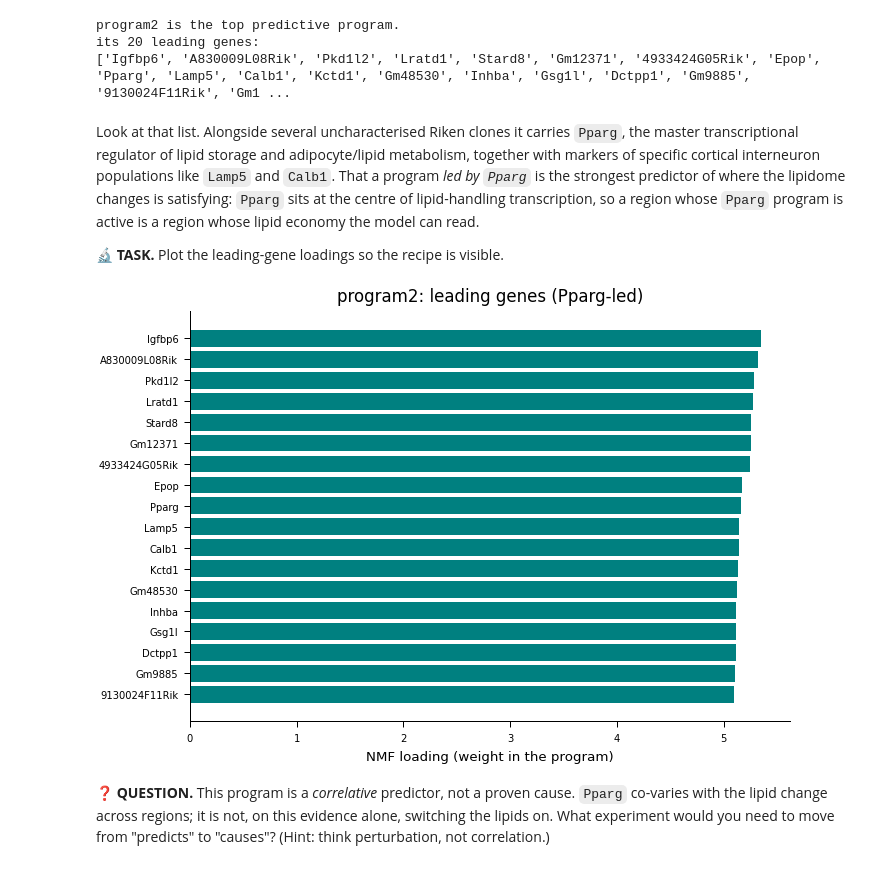
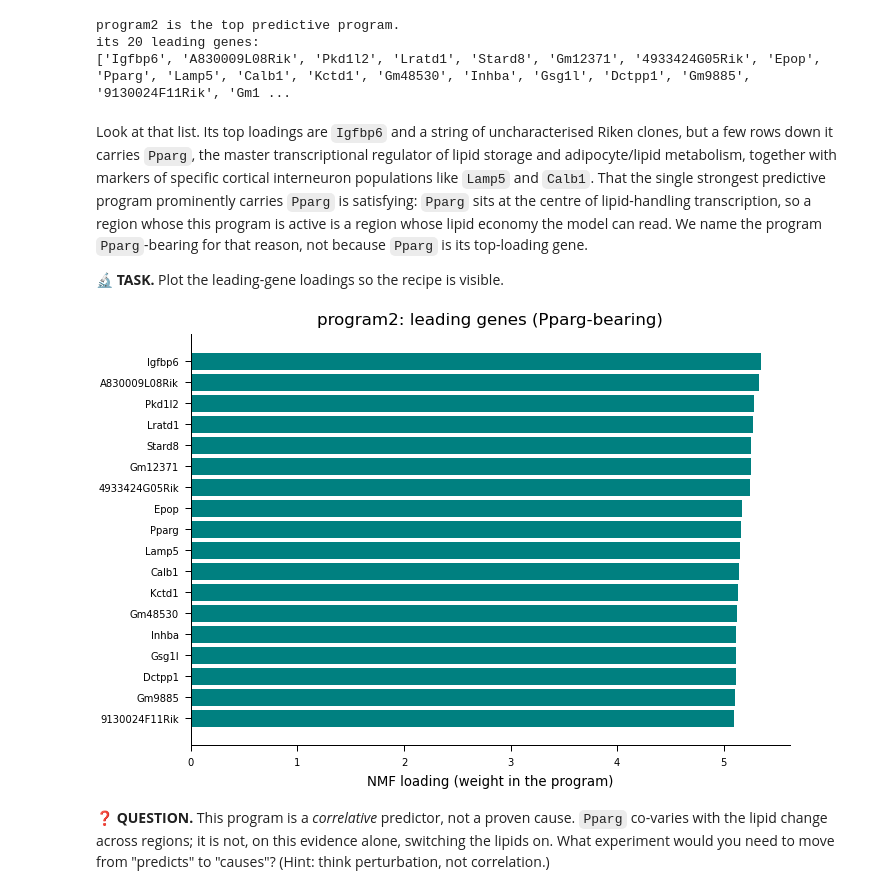
Before and after one commit to lamanno-epfl/lipidomics_tutorial_cajalcourse, a Jupyter notebook: notebooks/level3/08_multimodal_xgb_shap_go_solution.ipynb, the cells around one changed output. Cells and saved outputs as stored; diff of their text form; code cells hidden in the pictures.

```diff
--- a/notebooks/level3/08_multimodal_xgb_shap_go_solution.ipynb
+++ b/notebooks/level3/08_multimodal_xgb_shap_go_solution.ipynb
@@ -931,25 +935,26 @@ program2 is the top predictive program.
 its 20 leading genes:
 ['Igfbp6', 'A830009L08Rik', 'Pkd1l2', 'Lratd1', 'Stard8', 'Gm12371', '4933424G05Rik', 'Epop', 'Pparg', 'Lamp5', 'Calb1', 'Kctd1', 'Gm48530', 'Inhba', 'Gsg1l', 'Dctpp1', 'Gm9885', '9130024F11Rik', 'Gm1 ...
 # %% [markdown]
-Look at that list. Alongside several uncharacterised Riken clones it carries `Pparg`, the master
-transcriptional regulator of lipid storage and adipocyte/lipid metabolism, together with markers of
-specific cortical interneuron populations like `Lamp5` and `Calb1`. That a program *led by `Pparg`* is
-the strongest predictor of where the lipidome changes is satisfying: `Pparg` sits at the centre of
-lipid-handling transcription, so a region whose `Pparg` program is active is a region whose lipid
-economy the model can read.
+Look at that list. Its top loadings are `Igfbp6` and a string of uncharacterised Riken clones, but a
+few rows down it carries `Pparg`, the master transcriptional regulator of lipid storage and
+adipocyte/lipid metabolism, together with markers of specific cortical interneuron populations like
+`Lamp5` and `Calb1`. That the single strongest predictive program prominently carries `Pparg` is
+satisfying: `Pparg` sits at the centre of lipid-handling transcription, so a region whose this program
+is active is a region whose lipid economy the model can read. We name the program `Pparg`-bearing for
+that reason, not because `Pparg` is its top-loading gene.
 
 🔬 **TASK.** Plot the leading-gene loadings so the recipe is visible.
 # %%
 # the leading-gene loadings of the top program as a bar chart
 fig, ax = plt.subplots(figsize=(6, 4.2))
 lg = leading.head(18)[::-1]
 ax.barh(range(len(lg)), lg.values, color="teal")
 ax.set_yticks(range(len(lg))); ax.set_yticklabels(lg.index, fontsize=FS["xs"])
 ax.set_xlabel("NMF loading (weight in the program)")
-ax.set_title(f"{top_prog_name}: leading genes (Pparg-led)", fontsize=FS["m"])
+ax.set_title(f"{top_prog_name}: leading genes (Pparg-bearing)", fontsize=FS["m"])
 plt.tight_layout(); plt.show()
 # %% [output]
-[figure, old version]
+[figure, new version]
 # %% [markdown]
 ❓ **QUESTION.** This program is a *correlative* predictor, not a proven cause. `Pparg` co-varies
 with the lipid change across regions; it is not, on this evidence alone, switching the lipids on. What
```
Also changed, not shown: parts of 17 cells of this notebook, 2 other files.
